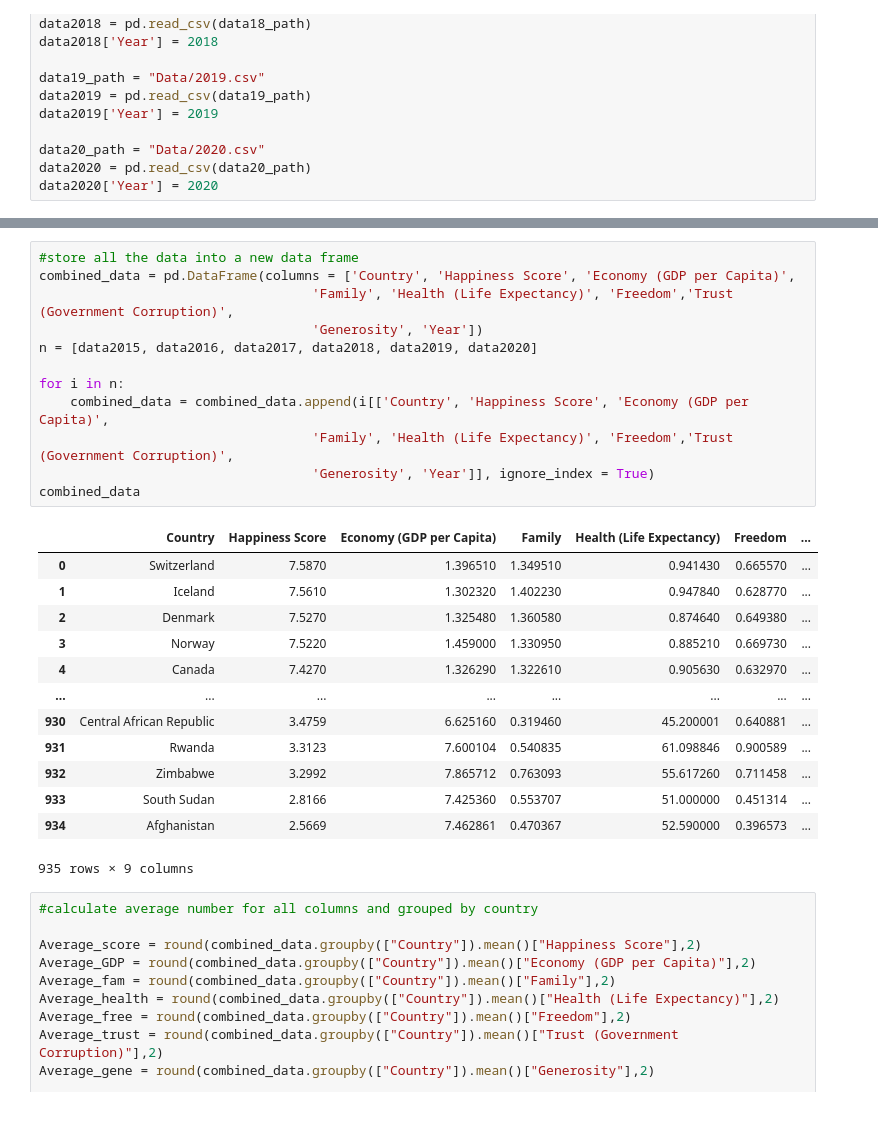
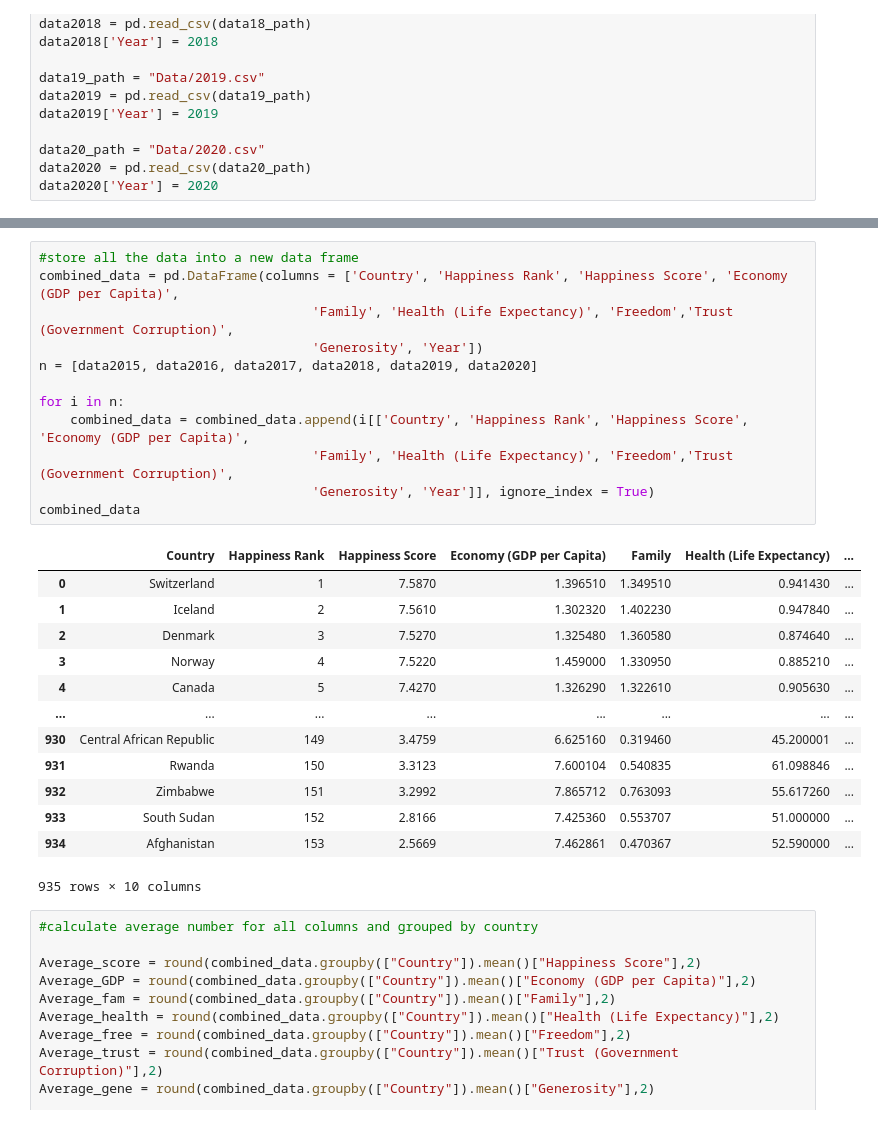
Before and after one commit to lina3362/Project-1, a Jupyter notebook: Project1-WorldHappyness.ipynb, the cells around one changed output, grey strips where cells are left out. Cells and saved outputs as stored; diff of their text form.

```diff
--- a/Project1-WorldHappyness.ipynb
+++ b/Project1-WorldHappyness.ipynb
@@ -62,29 +62,29 @@ data2020
 # %%
 #store all the data into a new data frame
-combined_data = pd.DataFrame(columns = ['Country', 'Happiness Score', 'Economy (GDP per Capita)',
+combined_data = pd.DataFrame(columns = ['Country', 'Happiness Rank', 'Happiness Score', 'Economy (GDP per Capita)',
                                    'Family', 'Health (Life Expectancy)', 'Freedom','Trust (Government Corruption)',
                                    'Generosity', 'Year'])
 n = [data2015, data2016, data2017, data2018, data2019, data2020]
 
 for i in n:
-    combined_data = combined_data.append(i[['Country', 'Happiness Score', 'Economy (GDP per Capita)',
+    combined_data = combined_data.append(i[['Country', 'Happiness Rank', 'Happiness Score', 'Economy (GDP per Capita)',
                                    'Family', 'Health (Life Expectancy)', 'Freedom','Trust (Government Corruption)',
                                    'Generosity', 'Year']], ignore_index = True)
 combined_data
 # %% [output]
-|  | Country | Happiness Score | Economy (GDP per Capita) | Family | Health (Life Expectancy) | Freedom | ... |
-| 0 | Switzerland | 7.5870 | 1.396510 | 1.349510 | 0.941430 | 0.665570 | ... |
-| 1 | Iceland | 7.5610 | 1.302320 | 1.402230 | 0.947840 | 0.628770 | ... |
-| 2 | Denmark | 7.5270 | 1.325480 | 1.360580 | 0.874640 | 0.649380 | ... |
-| 3 | Norway | 7.5220 | 1.459000 | 1.330950 | 0.885210 | 0.669730 | ... |
-| 4 | Canada | 7.4270 | 1.326290 | 1.322610 | 0.905630 | 0.632970 | ... |
+|  | Country | Happiness Rank | Happiness Score | Economy (GDP per Capita) | Family | Health (Life Expectancy) | ... |
+| 0 | Switzerland | 1 | 7.5870 | 1.396510 | 1.349510 | 0.941430 | ... |
+| 1 | Iceland | 2 | 7.5610 | 1.302320 | 1.402230 | 0.947840 | ... |
+| 2 | Denmark | 3 | 7.5270 | 1.325480 | 1.360580 | 0.874640 | ... |
+| 3 | Norway | 4 | 7.5220 | 1.459000 | 1.330950 | 0.885210 | ... |
+| 4 | Canada | 5 | 7.4270 | 1.326290 | 1.322610 | 0.905630 | ... |
 | ... | ... | ... | ... | ... | ... | ... | ... |
-| 930 | Central African Republic | 3.4759 | 6.625160 | 0.319460 | 45.200001 | 0.640881 | ... |
-| 931 | Rwanda | 3.3123 | 7.600104 | 0.540835 | 61.098846 | 0.900589 | ... |
-| 932 | Zimbabwe | 3.2992 | 7.865712 | 0.763093 | 55.617260 | 0.711458 | ... |
-| 933 | South Sudan | 2.8166 | 7.425360 | 0.553707 | 51.000000 | 0.451314 | ... |
-| 934 | Afghanistan | 2.5669 | 7.462861 | 0.470367 | 52.590000 | 0.396573 | ... |
+| 930 | Central African Republic | 149 | 3.4759 | 6.625160 | 0.319460 | 45.200001 | ... |
+| 931 | Rwanda | 150 | 3.3123 | 7.600104 | 0.540835 | 61.098846 | ... |
+| 932 | Zimbabwe | 151 | 3.2992 | 7.865712 | 0.763093 | 55.617260 | ... |
+| 933 | South Sudan | 152 | 2.8166 | 7.425360 | 0.553707 | 51.000000 | ... |
+| 934 | Afghanistan | 153 | 2.5669 | 7.462861 | 0.470367 | 52.590000 | ... |
-935 rows × 9 columns
+935 rows × 10 columns
 # %%
 #calculate average number for all columns and grouped by country
 
```
Also changed, not shown: parts of 4 cells of this notebook, 1 other file.
